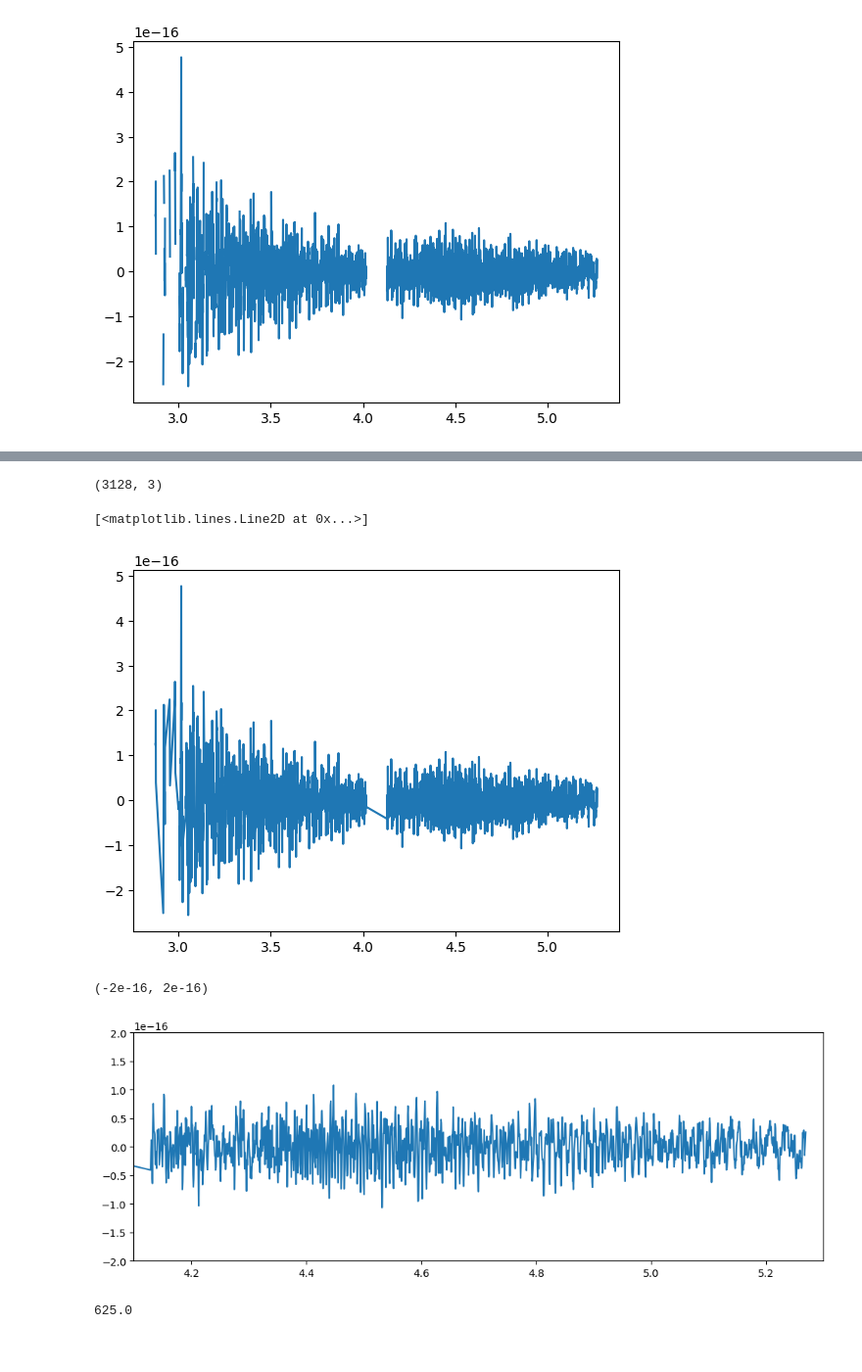
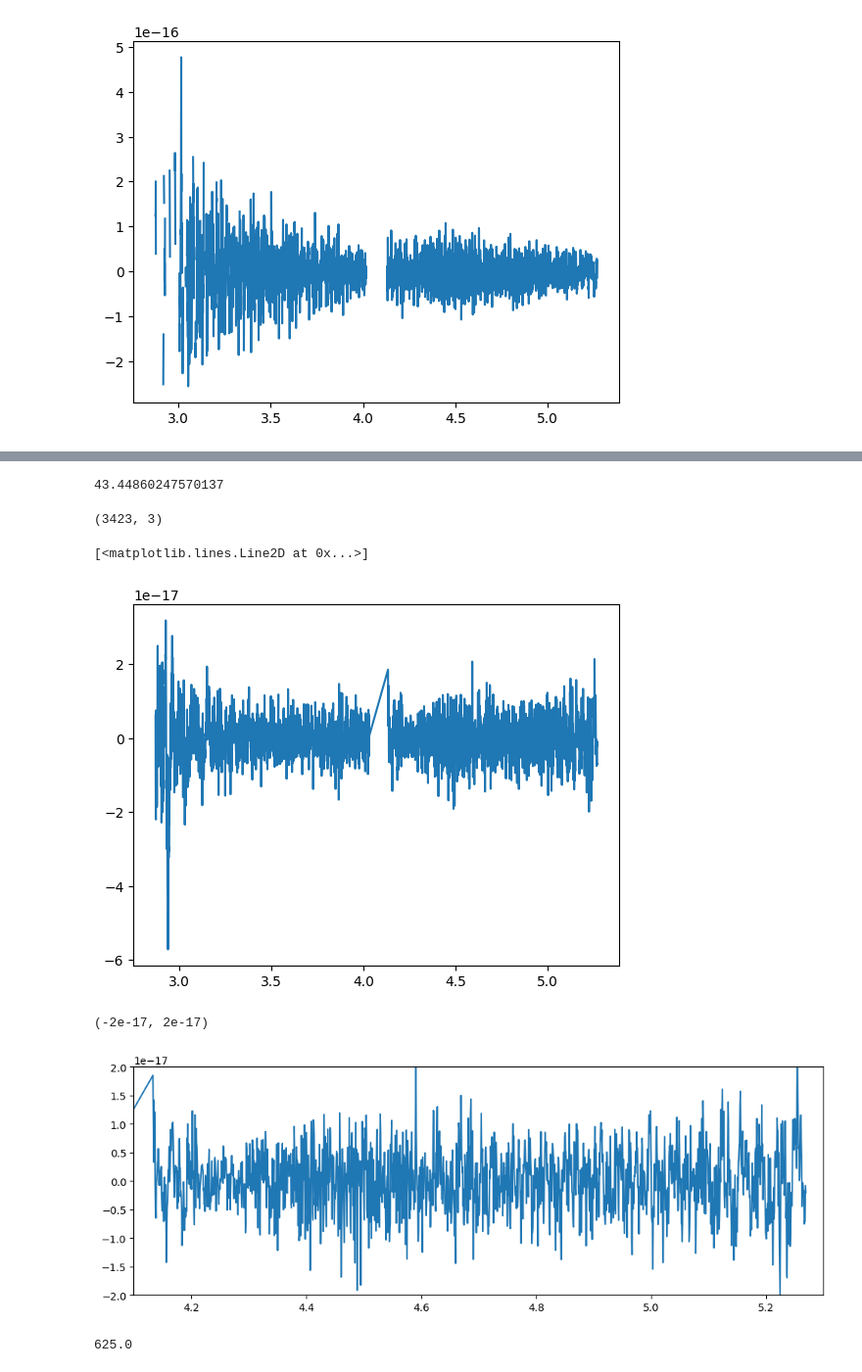
Before and after one commit to wbalmer/go6362, a Jupyter notebook: shape_up_spectrum.ipynb, the cells around one changed output, grey strips where cells are left out. Shown: that part at 98% size. Saved outputs shown, nothing was run; the diff lists cells and outputs as text; code cells hidden in the pictures.

```diff
--- a/shape_up_spectrum.ipynb
+++ b/shape_up_spectrum.ipynb
@@ -2,6 +2,8 @@
 import numpy as np
 # %%
 hd984b = np.load('hd984b.npy',allow_pickle=True).item()
+
+hd13724b = np.load('hd13724b.npy',allow_pickle=True).item()
 # %%
 hd984b['wave']# / 'spec' / 'err']
 # %% [output]
@@ -17,9 +24,13 @@ plt.plot(hd984b['wave'], hd984b['spec'])
+# %%
+(1/(23.0157/1000))
+# %% [output]
+43.44860247570137
 # %%
-spectrum = np.array([hd984b['wave'], hd984b['spec'], hd984b['err']]).T
+spectrum = np.array([hd13724b['wave'], hd13724b['spec'], hd13724b['err']]).T
 # %%
 cleaned_arr = spectrum[~np.isnan(spectrum).any(axis=1)]
 # %%
 cleaned_arr.shape
 # %% [output]
-(3128, 3)
+(3423, 3)
 # %%
@@ -28,15 +40,16 @@ np.savetxt('hd984B_nirspec_nonans.txt', cleaned_arr, delimiter='\t')
 plt.plot(cleaned_arr[:,0], cleaned_arr[:,1])
 # %% [output]
 [<matplotlib.lines.Line2D at 0x...>]
-[figure, old version]
+[figure, new version]
 # %%
 plt.figure(figsize=(12,4))
 plt.plot(cleaned_arr[:,0], cleaned_arr[:,1])
 plt.xlim(4.1,5.3)
-plt.ylim(-2e-16,2e-16)
+# plt.ylim(-2e-16,2e-16)
+plt.ylim(-2e-17,2e-17)
 # %% [output]
-(-2e-16, 2e-16)
+(-2e-17, 2e-17)
-[figure, old version]
+[figure, new version]
 # %%
 (3750-2500)/(5-3)
 # %% [output]
```
Also changed, not shown: parts of 13 cells of this notebook, 9 other files.
